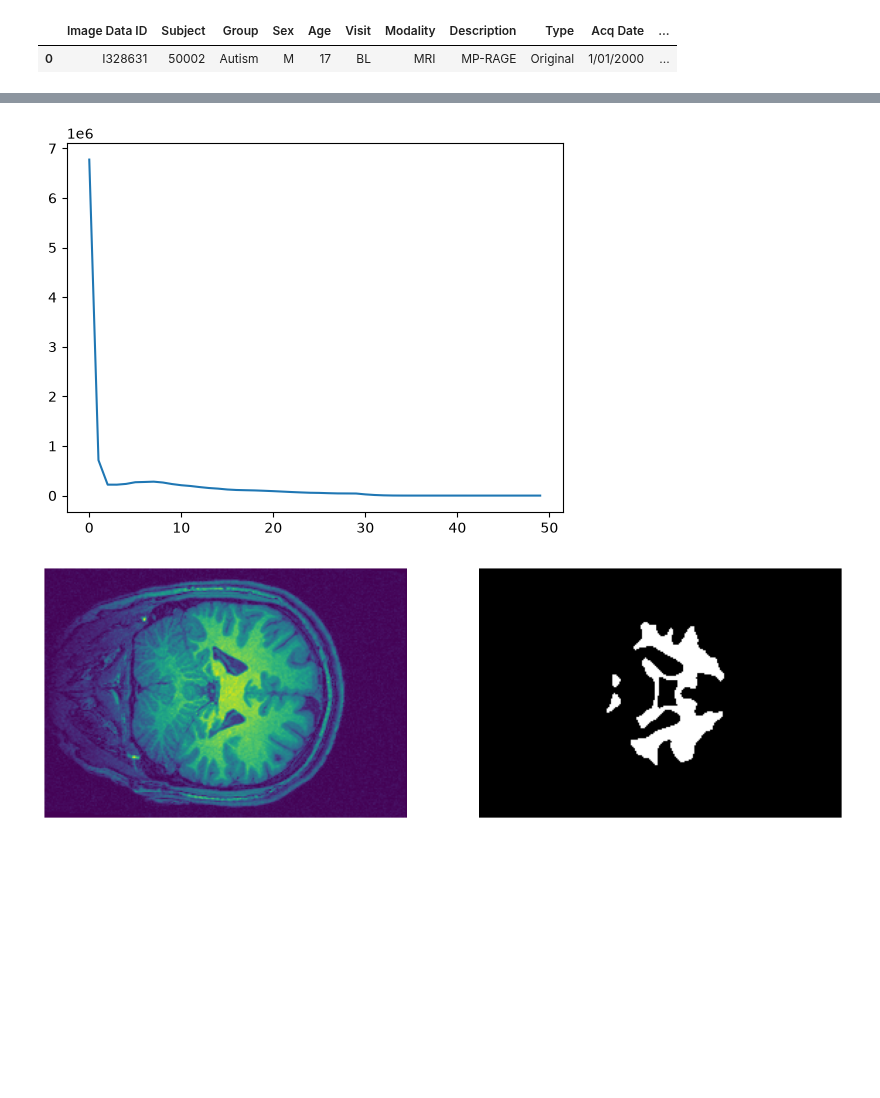
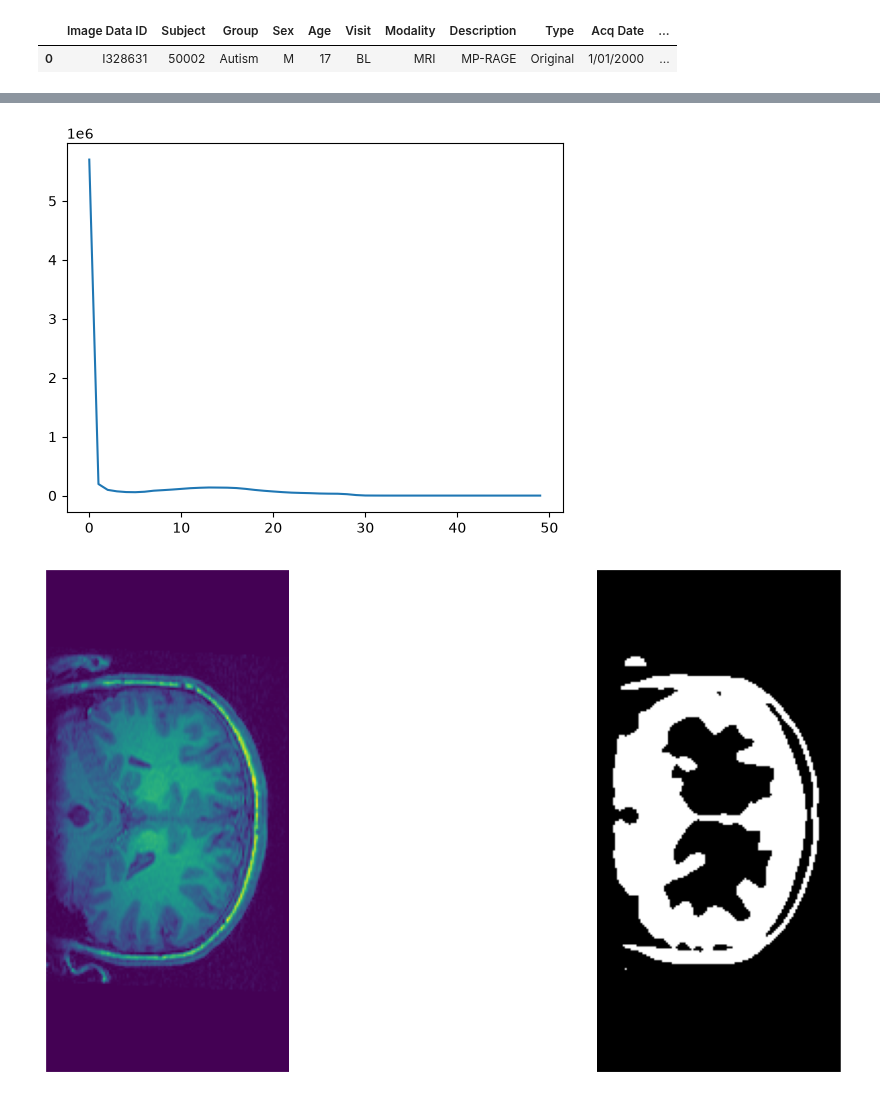
Before and after one commit to Erdos-Projects/fall-2026-autism, a Jupyter notebook: notebooks/eda_scans.ipynb, the cells around one changed output, grey strips where cells are left out. Cells and saved outputs as stored; diff of their text form; code cells hidden in the pictures; blank space fills up the shorter version.

```diff
--- a/notebooks/eda_scans.ipynb
+++ b/notebooks/eda_scans.ipynb
@@ -24,7 +24,7 @@ Length: 1, dtype: str
 |  | Image Data ID | Subject | Group | Sex | Age | Visit | Modality | Description | Type | Acq Date | ... |
 | 0 | I328631 | 50002 | Autism | M | 17 | BL | MRI | MP-RAGE | Original | 1/01/2000 | ... |
 # %%
-file = "../data/MRI/50002/MP-RAGE/2000-01-01_00_00_00.0/I328631/ABIDE_50002_MRI_MP-RAGE_br_raw_20120830172854796_S164623_I328631.nii"
+file = "../data/MRI/Axial/I328282_50383_MP-RAGE.nii"
 brain_vol = nib.load(file)
 print(brain_vol.header)
 # %% [output]
@@ -115,24 +115,24 @@ filt = ndi.gaussian_filter(brain_vol_data, sigma=2)
 plt.plot(ndi.histogram(filt, min=0, max=np.max(filt), bins=50))
 plt.show()
 # %% [output]
-[figure, old version]
+[figure, new version]
 # %%
-gm_min = ((np.max(filt)) / 50) * 25
-gm_max = ((np.max(filt)) / 50) * 32
+gm_min = ((np.max(filt)) / 50) * 10
+gm_max = ((np.max(filt)) / 50) * 20
 
 brain_mask1 = np.where(filt > gm_min, 1, 0)
 brain_mask2 = np.where(filt < gm_max, 1, 0)
 
 brain_mask = brain_mask1 + brain_mask2
 brain_mask = np.where(brain_mask == 2, 1, 0)
 
 fig, ax = plt.subplots(1, 2, figsize=(16, 8))
 
 ax[0].imshow(brain_vol_data[:, 96, :])
 ax[0].axis('off')
 
 ax[1].imshow(brain_mask[:, 96, :], cmap='gray')
 ax[1].axis('off')
 plt.show()
 # %% [output]
-[figure, old version]
+[figure, new version]
```
Also changed, not shown: parts of 7 cells of this notebook.
